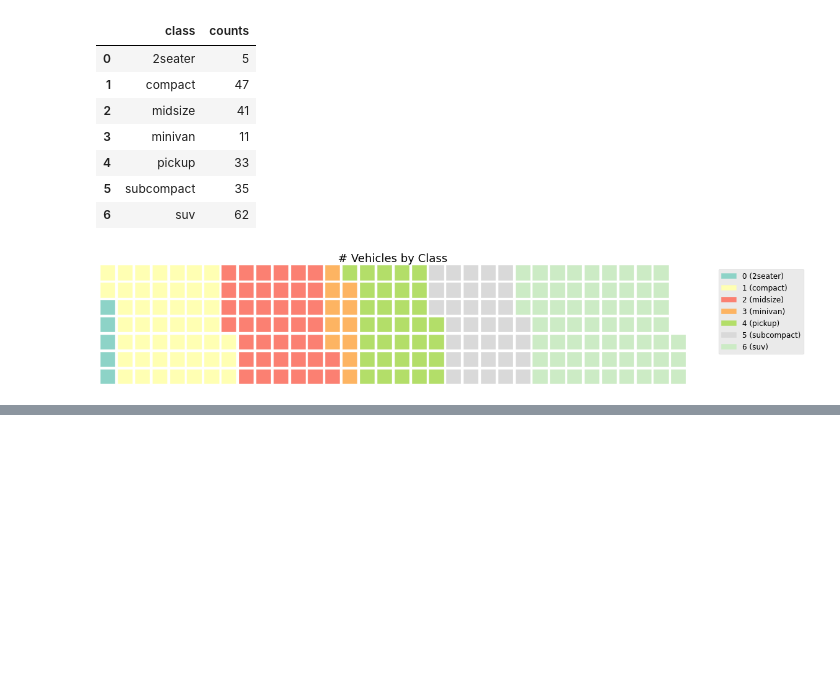
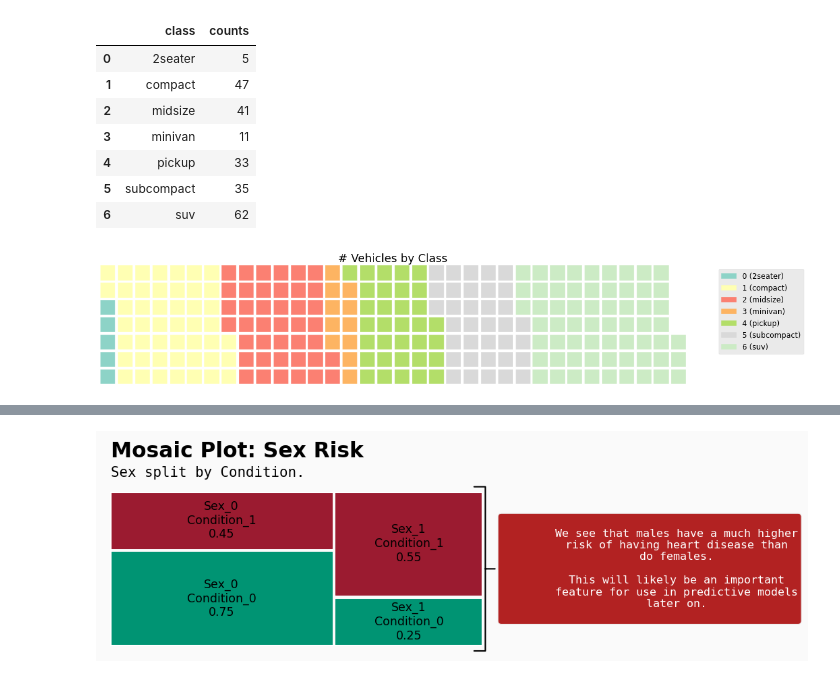
Before and after one commit to imanursar/Machine-Learning-Notes, a Jupyter notebook: Custom Function/Advance Visual Function.ipynb, the cells around one changed output, grey strips where cells are left out. Cells and saved outputs as stored; diff of their text form; code cells hidden in the pictures; blank space fills up the shorter version.

```diff
--- a/Custom Function/Advance Visual Function.ipynb
+++ b/Custom Function/Advance Visual Function.ipynb
@@ -270,0 +342,14 @@ advance_visual.waffle_plot(df,'class',"# Vehicles by Class",'Set3')
+# %%
+notes = '''
+        We see that males have a much higher
+        risk of having heart disease than
+        do females.
+
+        This will likely be an important
+        feature for use in predictive models
+        later on.
+        '''
+# %%
+advance_visual.mozaik_plot(df,'Sex','Condition',['Male','Female'],notes)
+# %% [output]
+[figure, added]
```
Also changed, not shown: parts of 16 cells of this notebook.
